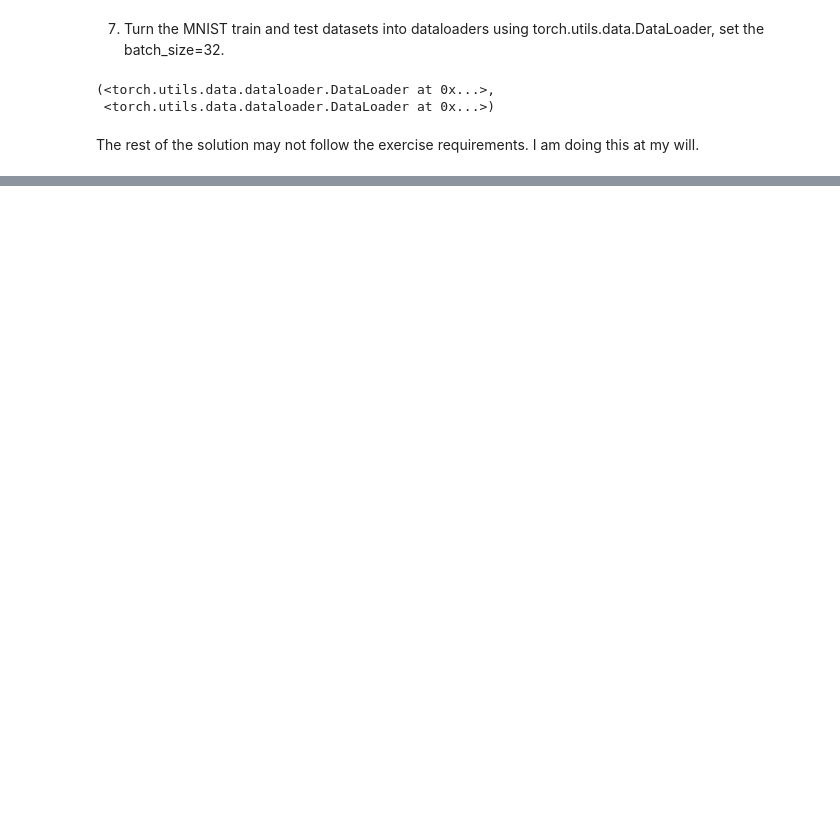
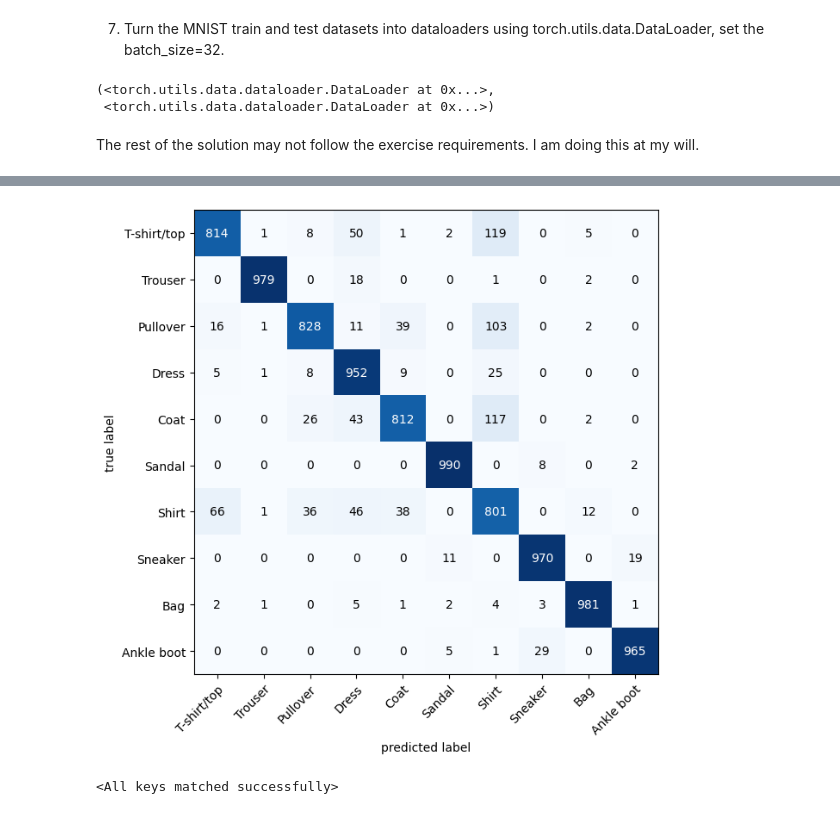
Before and after one commit to arnavv007/PyTorch, a Jupyter notebook: Learning the Basics/29.ipynb, the cells around one changed output, grey strips where cells are left out. Saved outputs shown, nothing was run; the diff lists cells and outputs as text; code cells hidden in the pictures; blank space fills up the shorter version.

```diff
--- a/Learning the Basics/29.ipynb
+++ b/Learning the Basics/29.ipynb
@@ -173,7 +175,7 @@ class model(nn.Module):
         x = self.conv_block_1(x)
         x=self.conv_block_2(x)
         x=self.classifier(x)
-        return F.log_softmax(x)
+        return x
 
 
 Model = model(input_shape=1, output_shape=len(class_names), hidden_units=32).to(device)
@@ -237,7 +241,7 @@ def test_step(model: torch.nn.Module,
 
     print(f"Test Loss: {loss:.4f} | Test accuracy: {acc:.2f}")
 # %%
-epochs = 12
+epochs = 3
 train_time_start = Timer()
 
 for epoch in tqdm(range(epochs)):
@@ -283,0 +348,10 @@ Test Loss: 0.4252 | Test accuracy: 0.85
+# %%
+confmat = ConfusionMatrix(num_classes=len(class_names), task="multiclass")
+confmat_tensor = confmat(preds=y_pred_tensor,
+                         target = test_data.targets)
+# %%
+fig, ax = plot_confusion_matrix(conf_mat=confmat_tensor.numpy(),
+                                class_names=class_names,
+                                figsize=(16,7))
+# %% [output]
+[figure, added]
@@ -283,0 +361,5 @@ Test Loss: 0.4252 | Test accuracy: 0.85
+# %%
+loaded_model = model(input_shape=1, output_shape=len(class_names), hidden_units=32).to(device)
+loaded_model.load_state_dict(torch.load(f="models/model_ipynb_29"))
+# %% [output]
+<All keys matched successfully>
```
Also changed, not shown: parts of 14 cells of this notebook, 1 other file.
